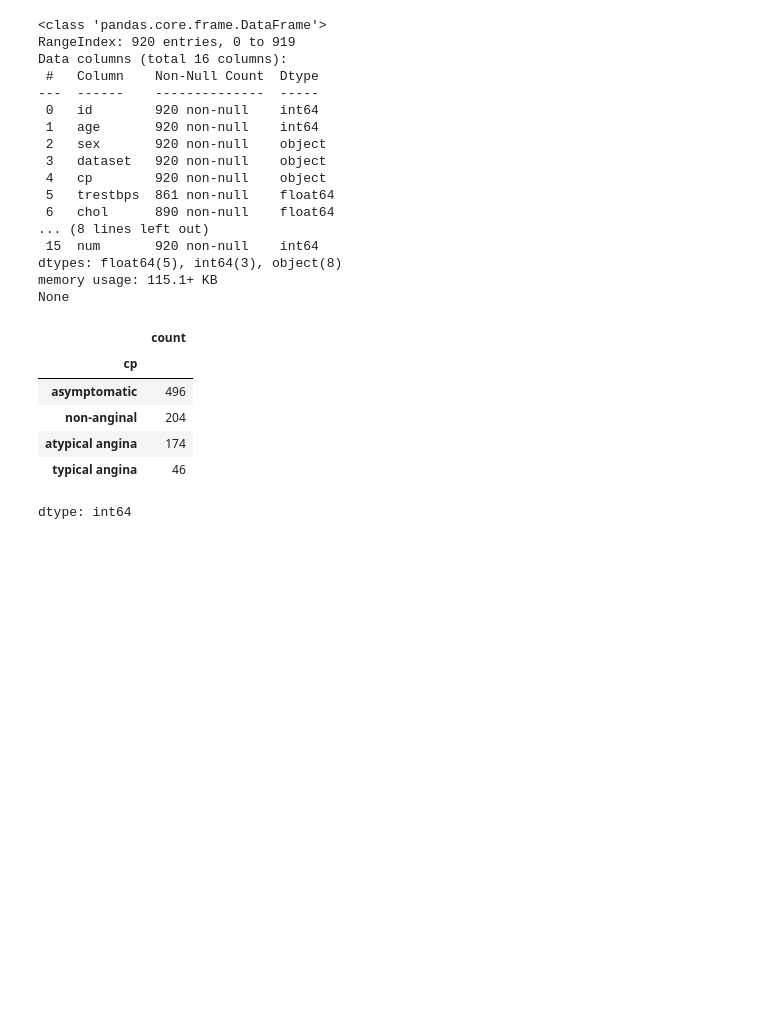
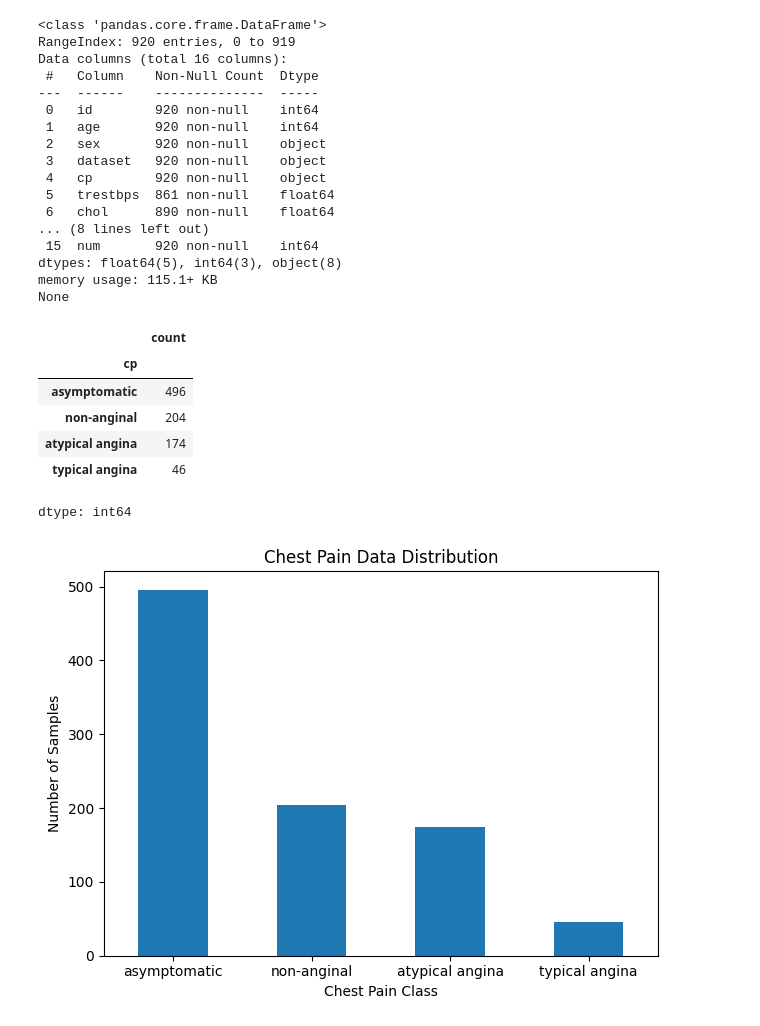
Before and after one commit to AdibOmi/Heart-Disease-ML-Analysis, a Jupyter notebook: Heart_Disease_Analysis.ipynb, the cells around one changed output. Drawn from its saved outputs; the diff is of its cells as text; code cells hidden in the pictures; blank space fills up the shorter version.

```diff
--- a/Heart_Disease_Analysis.ipynb
+++ b/Heart_Disease_Analysis.ipynb
@@ -48,3 +48,13 @@ dataset["cp"].value_counts()
 | atypical angina | 174 |
 | typical angina | 46 |
 dtype: int64
+# %%
+dataset["cp"].value_counts().plot(kind="bar")
+plt.title("Chest Pain Data Distribution")
+plt.xlabel("Chest Pain Class")
+plt.ylabel("Number of Samples")
+plt.xticks(rotation=0)
+plt.tight_layout()
+plt.show()
+# %% [output]
+[figure, added]
```
Also changed, not shown: parts of 1 cell of this notebook.
